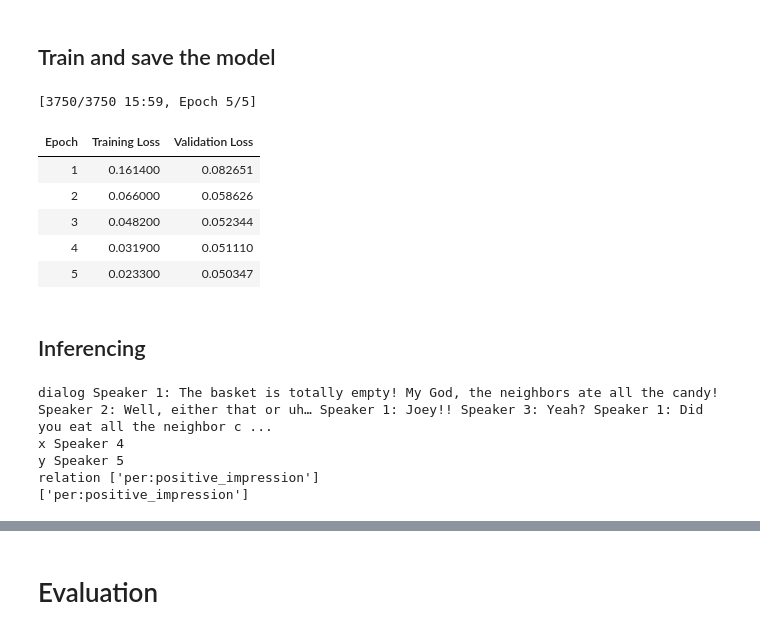
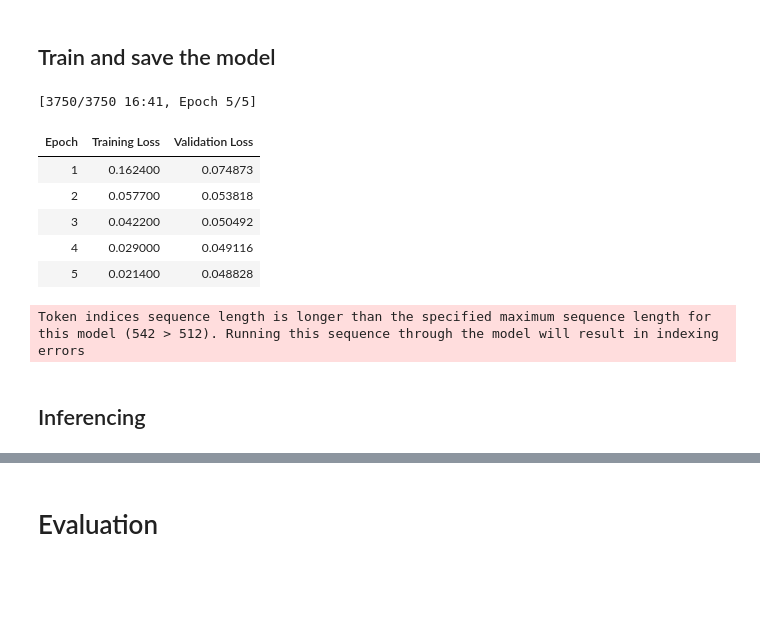
Before and after one commit to Mozzer2310/text-mining-cwk, a Jupyter notebook: DL_Relation_Extraction.ipynb, the cells around one changed output, grey strips where cells are left out. Drawn from its saved outputs; the diff is of its cells as text; code cells hidden in the pictures; blank space fills up the shorter version.

```diff
--- a/DL_Relation_Extraction.ipynb
+++ b/DL_Relation_Extraction.ipynb
@@ -63,7 +63,7 @@ SEQ_LENGTH = 512
 ## Reformat the Dataset
 From the output above in the notebook it can be seen that a single item in the dataset actually contains multiple entities and their relations. So we reformat the dataset so that each item in the dataset is a singular sample. This also allows us to keep only the parts we require.
 # %%
-def reformat_dataset(dataset, add_triggers=True):
+def reformat_dataset(dataset, add_triggers=False):
     """
     Truncates the dialog text while ensuring that the subject and object tokens are included.
 
@@ -346,14 +346,14 @@ validation_dataset = DialogREDataset(reformatted_dataset['validation'], tokenize
 # %%
 import torch
 import torch.nn as nn
-from transformers import BertModel
+from transformers import AutoModel
 
 class MultiLabelBERT(nn.Module):
     def __init__(self, model_name):
         super(MultiLabelBERT, self).__init__()
 
         # BERT initial setup
-        self.bert = BertModel.from_pretrained(model_name)
+        self.bert = AutoModel.from_pretrained(model_name)
         self.loss_fn = nn.BCEWithLogitsLoss()  # Multi-label loss function
         self.hidden_size = self.bert.config.hidden_size
         self.bert.resize_token_embeddings(len(tokenizer))
@@ -462,84 +462,47 @@ class MultiLabelBERT(nn.Module):
 from transformers import Trainer, TrainingArguments
 #from google.colab import drive
 #drive.mount('/content/drive')
+
+TRAIN_MODEL = True # by default set to False (makes it easier to run all cells)
 
 device = torch.device("cuda" if torch.cuda.is_available() else "cpu")
 OUTPUT_DIR = './' # current working directory
 
 # Define model
 model = MultiLabelBERT(MODEL_NAME).to(device)
 
 # Define training arguments
 training_args = TrainingArguments(
     optim="adamw_torch",
     output_dir=OUTPUT_DIR,           # output directory
     num_train_epochs=5,              # total number of training epochs
     per_device_train_batch_size=8,   # batch size per device during training
     per_device_eval_batch_size=8,    # batch size for evaluation
     warmup_steps=500,                # number of warmup steps for learning rate scheduler
     weight_decay=0.01,               # strength of weight decay
     eval_strategy="epoch",           # print evaluation after every epoch
     save_strategy="no",              # do not save checkpoints
     learning_rate=5e-5,
 )
 
 trainer = Trainer(
     model=model,                         # the instantiated 🤗 Transformers model to be trained
     args=training_args,                  # training arguments, defined above
     train_dataset=train_dataset,         # training dataset
     eval_dataset=validation_dataset      # evaluation dataset
 )
 
-trainer.train()
-torch.save(model.state_dict(), OUTPUT_DIR+'model4.pth') # Save model weights only
+if (TRAIN_MODEL):
+    trainer.train()
+    torch.save(model.state_dict(), OUTPUT_DIR+'model.pth') # Save model weights only
 # %% [output]
-[3750/3750 15:59, Epoch 5/5]
+[3750/3750 16:41, Epoch 5/5]
 | Epoch | Training Loss | Validation Loss |
-| 1 | 0.161400 | 0.082651 |
-| 2 | 0.066000 | 0.058626 |
-| 3 | 0.048200 | 0.052344 |
-| 4 | 0.031900 | 0.051110 |
-| 5 | 0.023300 | 0.050347 |
+| 1 | 0.162400 | 0.074873 |
+| 2 | 0.057700 | 0.053818 |
+| 3 | 0.042200 | 0.050492 |
+| 4 | 0.029000 | 0.049116 |
+| 5 | 0.021400 | 0.048828 |
+Token indices sequence length is longer than the specified maximum sequence length for this model (542 > 512). Running this sequence through the model will result in indexing errors
 # %% [markdown]
 ## Inferencing
-# %%
-import numpy as np
-
-device = torch.device("cuda" if torch.cuda.is_available() else "cpu")
-saved_model = MultiLabelBERT(MODEL_NAME).to(device)
-
-saved_model.load_state_dict(torch.load('model3.pth', weights_only=True))
-saved_model.eval()
-
-def predict_relations(sample_data, model, tokenizer, threshold=0.5):
-  processed_sample = preprocess_sample(sample_data)
-  input_ids = processed_sample['tokens'].input_ids.to(device)
-  attention_mask = processed_sample['tokens'].attention_mask.to(device)
-  e1_positions = processed_sample['e1_positions'].to(device)
-  e2_positions = processed_sample['e2_positions'].to(device)
-
-  with torch.no_grad():
-    output_dict = model(input_ids, attention_mask, e1_positions, e2_positions)
-
-  # Apply sigmoid to the logits
-  relation_probabilities = torch.sigmoid(output_dict['logits'])
-
-  # Apply threshold to get predicted relations
-  relation_indices = np.where(relation_probabilities.cpu().numpy() > threshold)[1]
-
-  # Return list of relation indices
-  return relation_indices
-
-sample_data = reformatted_dataset['test'][226]
-for key in sample_data:
-  print(key, sample_data[key])
-
-relation_indices = predict_relations(sample_data, saved_model, tokenizer, threshold=0.3)
-predicted_relations = [class_labels[i] for i in relation_indices]
-print(predicted_relations)
-# %% [output]
-dialog Speaker 1: The basket is totally empty! My God, the neighbors ate all the candy! Speaker 2: Well, either that or uh… Speaker 1: Joey!! Speaker 3: Yeah? Speaker 1: Did you eat all the neighbor c ...
-x Speaker 4
-y Speaker 5
-relation ['per:positive_impression']
-['per:positive_impression']
```
Also changed, not shown: parts of 3 cells of this notebook.
